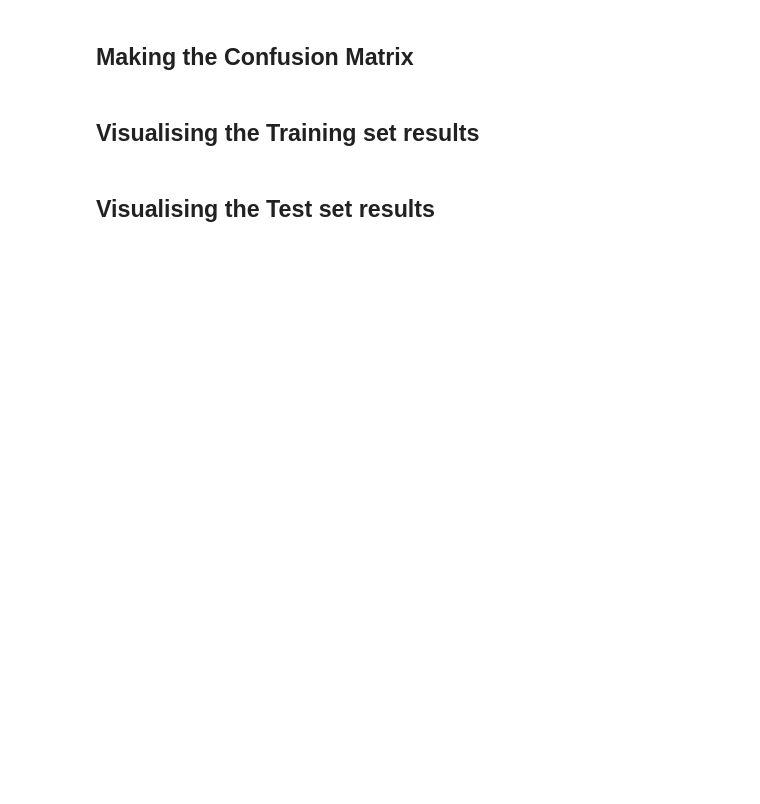
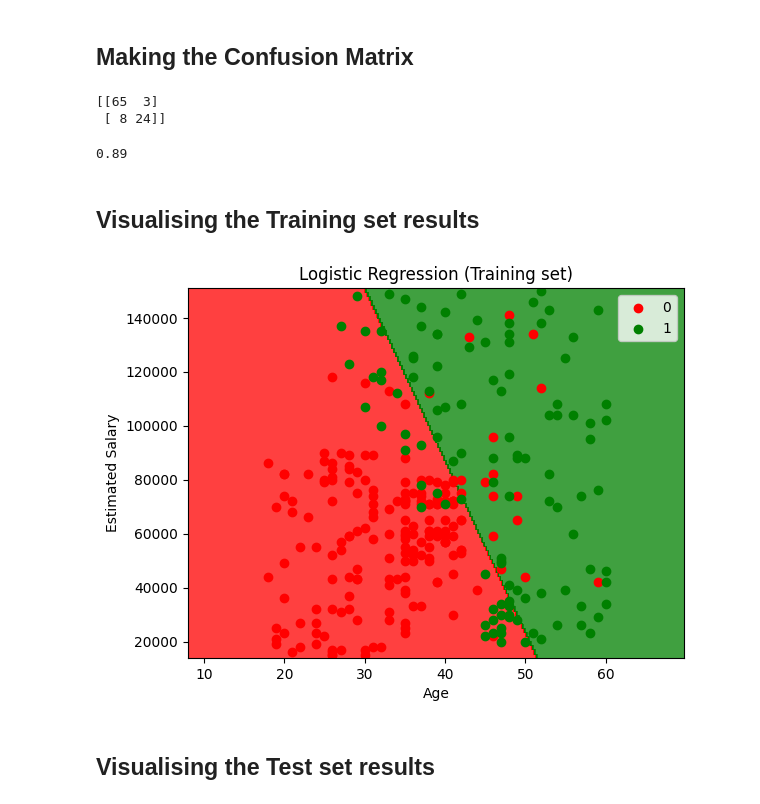
Before and after one commit to ThatNinjaGuy/Machine-learning-A-Z-Course, a Jupyter notebook: ch13_logistic_regression.ipynb, the cells around one changed output. Drawn from its saved outputs; the diff is of its cells as text; code cells hidden in the pictures; blank space fills up the shorter version.

Commit message:
Loaded data, scaled features, trained logistic regression model and then predicted and visualized the results.

```diff
--- a/ch13_logistic_regression.ipynb
+++ b/ch13_logistic_regression.ipynb
@@ -7,4 +11,11 @@
 # %% [markdown]
 ## Importing the dataset
+# %%
+dataset = pd.read_csv('Social_Network_Ads.csv')
+X = dataset.iloc[:, :-1].values
+y = dataset.iloc[:, -1].values
 # %% [markdown]
 ## Splitting the dataset into the Training set and Test set
+# %%
+from sklearn.model_selection import train_test_split
+X_train, X_test, y_train, y_test = train_test_split(X, y, test_size = 0.25, random_state = 0)
@@ -11,2 +80,11 @@
 # %% [markdown]
 ## Feature Scaling
+# %%
+from sklearn.preprocessing import StandardScaler
+sc = StandardScaler()
+# Feature scaling should not be applied to the dummy data that has been generated from the non-numerical columns.
+# Atleast in this flow as the dummy data for this code involves the dumy data being generated from the countries column
+X_train = sc.fit_transform(X_train)
+# Fit calculates the mean and standard deviation but doesn't transform the data
+# The standard scaler object stores these mean and deviation by fitting it
+X_test = sc.transform(X_test)
@@ -13,2 +131,6 @@
 # %% [markdown]
 ## Training the Logistic Regression model on the Training set
+# %%
+from sklearn.linear_model import LogisticRegression
+classifier = LogisticRegression(random_state=0)
+classifier.fit(X_train, y_train)
@@ -19,6 +174,33 @@
 # %% [markdown]
 ## Making the Confusion Matrix
+# %%
+from sklearn.metrics import confusion_matrix, accuracy_score
+cm = confusion_matrix(y_test, y_pred)
+print(cm)
+accuracy_score(y_test, y_pred)
+# %% [output]
+[[65  3]
+ [ 8 24]]
+0.89
 # %% [markdown]
 ## Visualising the Training set results
+# %%
+from matplotlib.colors import ListedColormap
+X_set, y_set = sc.inverse_transform(X_train), y_train
+X1, X2 = np.meshgrid(np.arange(start = X_set[:, 0].min() - 10, stop = X_set[:, 0].max() + 10, step = 0.25),
+                     np.arange(start = X_set[:, 1].min() - 1000, stop = X_set[:, 1].max() + 1000, step = 0.25))
+plt.contourf(X1, X2, classifier.predict(sc.transform(np.array([X1.ravel(), X2.ravel()]).T)).reshape(X1.shape),
+             alpha = 0.75, cmap = ListedColormap(('red', 'green')))
+plt.xlim(X1.min(), X1.max())
+plt.ylim(X2.min(), X2.max())
+for i, j in enumerate(np.unique(y_set)):
+    plt.scatter(X_set[y_set == j, 0], X_set[y_set == j, 1], c = ListedColormap(('red', 'green'))(i), label = j)
+plt.title('Logistic Regression (Training set)')
+plt.xlabel('Age')
+plt.ylabel('Estimated Salary')
+plt.legend()
+plt.show()
+# %% [output]
+[figure, added]
 # %% [markdown]
 ## Visualising the Test set results
```
Also changed, not shown: parts of 12 cells of this notebook.
